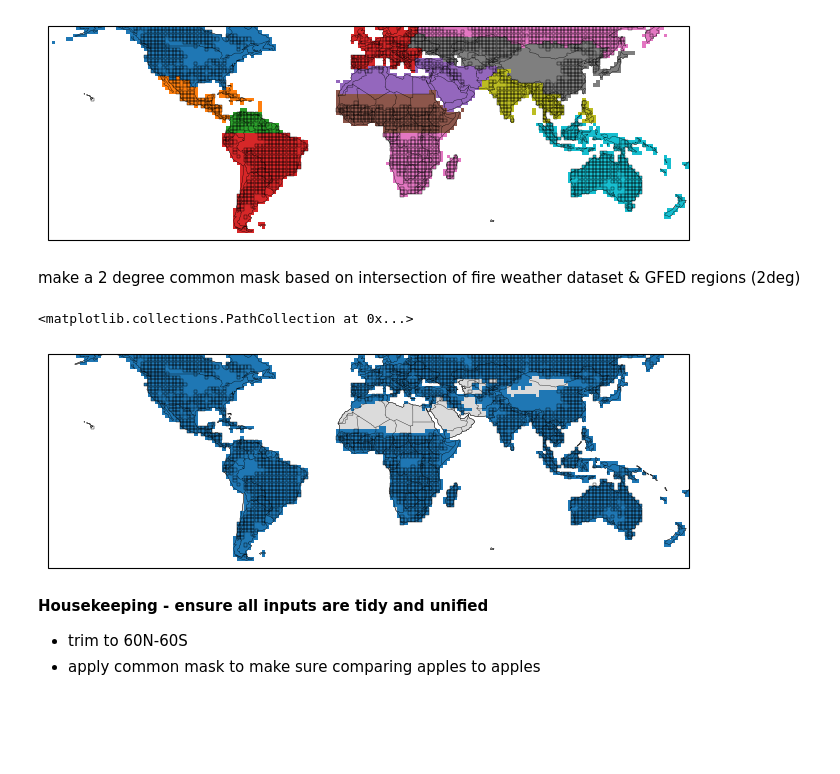
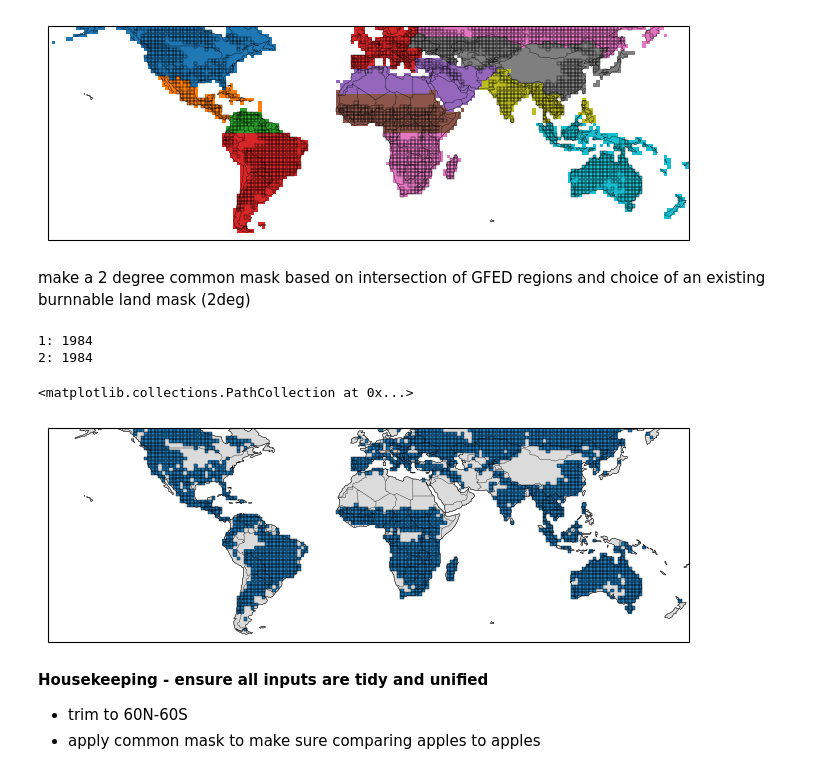
Before and after one commit to mdj4/avhrr-fire, a Jupyter notebook: src/05_data_analysis/01_mapped_analyses.ipynb, the cells around one changed output. Cells and saved outputs as stored; diff of their text form; code cells hidden in the pictures; blank space fills up the shorter version.

```diff
--- a/src/05_data_analysis/01_mapped_analyses.ipynb
+++ b/src/05_data_analysis/01_mapped_analyses.ipynb
@@ -99,6 +103,14 @@ if coarsen != 1:
     av = utils.grid_coarsen(arr=av, c=coarsen)
     print(f'new dims: {av.shape}')
 
+# NEW 2026/06/12 mask some inconsequential but distracting small island activity============
+# NOTE: using zero here as years with data do not contain NaNs; this does introduce 0s to NaN layers,
+# but shouldnt be a problem for further analysis
+av[:,44:46,43:45] = 0
+av[:,51:55,172:179] = 0
+av[:,30:90,0:30] = 0 # eastern pacific islands (specifically problematic hawaii grid cell at 2 deg res is [35,12])
+# ================================
+
 # use this coarsened data in R to look at change points
 np.save(str(dir_avhrr / 'avhrr_gridded_0_1_deg_annual_1986_2016_aggregated_2deg.npy'), av)
 # %% [output]
@@ -112,5 +124,7 @@ av_mean = np.nanmean(av, axis=0)
 av_mean[av_mean==0] = np.nan
 
 #mask some inconsequential but distracting small island activity
-av_mean[44:46,43:45] = np.nan
-av_mean[51:55,172:179] = np.nan
+# av_mean[44:46,43:45] = np.nan
+# av_mean[51:55,172:179] = np.nan
+# av_mean[30:90,0:30] = np.nan # eastern pacific islands (specifically problematic Hawaii grid cell at 2 deg res is [35,12])
+plt.matshow(av_mean)
@@ -963,29 +1003,43 @@ ax.scatter(y= y - 0,x= x + 0,marker='s',s=6, edgecolor='k', #s=12
 <matplotlib.collections.PathCollection at 0x...>
 [figure]
 # %% [markdown]
-make a 2 degree common mask based on intersection of fire weather dataset & GFED regions (2deg)
+make a 2 degree common mask based on intersection of GFED regions and choice of an existing burnnable land mask (2deg)
 # %%
+# =================================
+## CHANGE THIS TO DETERMINE WHETHER NUMBERS ARE RELATIVE TO BURNABLE LAND OR FREQUENT FIRE LAND
+#
 mask_common90 = efwsl2[0].copy()
+mask_common90 = firescount.copy()
+#
+# =================================
+
 mask_common90[~np.isnan(mask_common90)] = 1
+print(f"1: {np.nansum(mask_common90 > 0)}")
 mask_common90[np.isnan(gfed_2deg)] = np.nan
+#plt.matshow(mask_common90)
+print(f"2: {np.nansum(mask_common90 > 0)}")
+# %% [output]
+1: 1984
+2: 1984
 # %%
+#%matplotlib qt
 # confirm the common mask is OK by plotting frequent fire locations over top
 fig, ax, mesh = utils.geo_plot_v2(figsize=(210*mm,297*mm),
                             lons=lon1d,
                             lats=lat1d,#[15:-15],
                             extent = [-180, 180, -60, 60],
-                            arr=mask_common,
+                            arr=mask_common90,
                             grid_options=None,
                             mesh_options={'norm': mpl.colors.Normalize(),
                                           'cmap': 'tab10'},
                             draw_features=['land', 'coast', 'countries']
                          )
 
 ax.scatter(y= y - 0,x= x + 0,marker='s',s=6, edgecolor='k', #s=12
            facecolor='none',linewidth=0.3) #s=0.5
 # %% [output]
 <matplotlib.collections.PathCollection at 0x...>
-[figure, old version]
+[figure, new version]
 # %% [markdown]
 **Housekeeping - ensure all inputs are tidy and unified**
 * trim to 60N-60S
```
Also changed, not shown: parts of 24 cells of this notebook.
